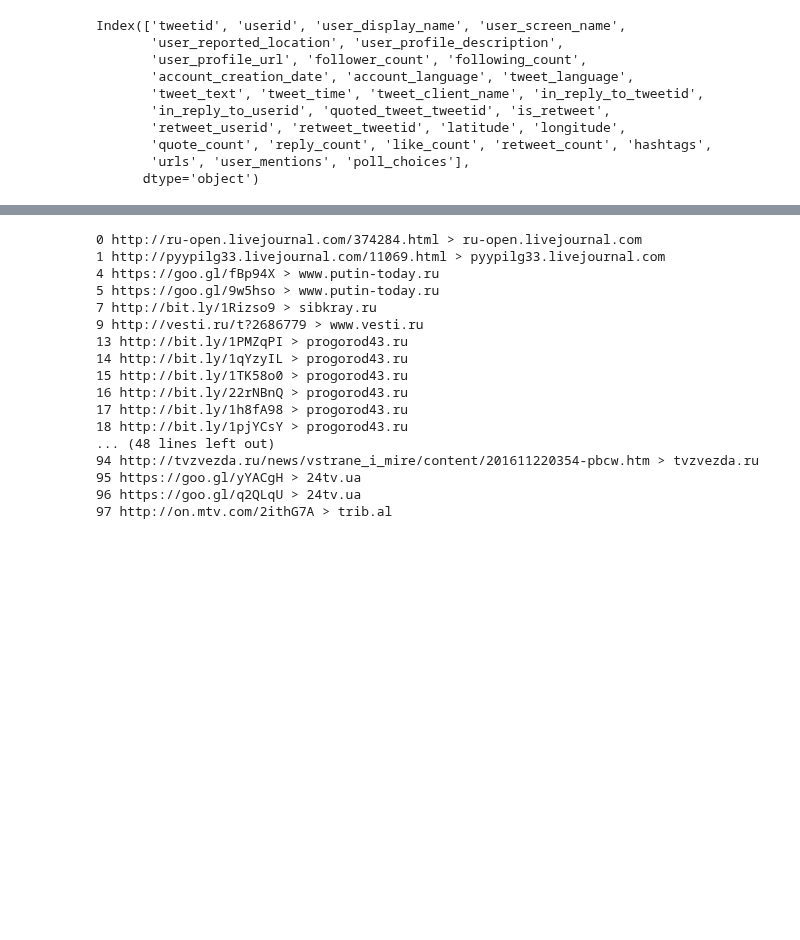
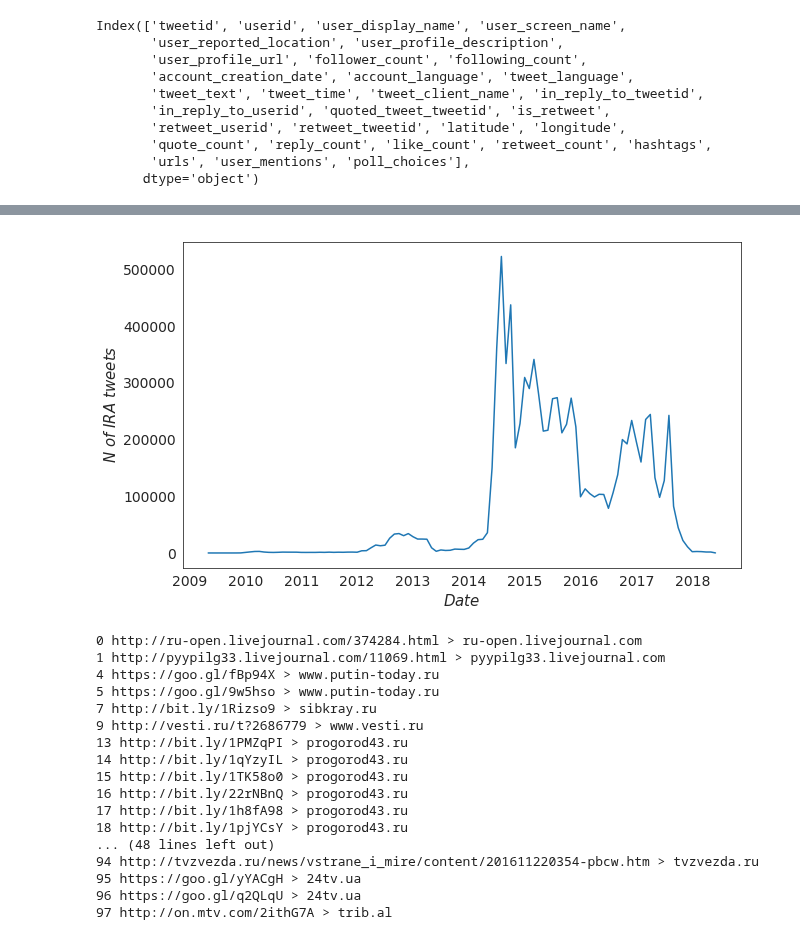
Before and after one commit to kayzhou/fake_news_during_election, a Jupyter notebook: analysis_tweets.ipynb, the cells around one changed output, grey strips where cells are left out. Cells and saved outputs as stored; diff of their text form; code cells hidden in the pictures; blank space fills up the shorter version.

```diff
--- a/analysis_tweets.ipynb
+++ b/analysis_tweets.ipynb
@@ -14,5 +103,7 @@ user_data.head()
 # %%
-tweets = pd.read_csv('data/ira_tweets_csv_hashed.csv')
+# load tweets
+
+tweets = pd.read_csv('data/ira_tweets_csv_hashed.csv', low_memory=False)
 tweets.head()
 # %% [output]
 |  | tweetid | userid | user_display_name | user_screen_name | user_reported_location | user_profile_description | ... |
@@ -42,3 +141,21 @@ tweets.shape
+# %%
+# user_data['account_creation_date'] = pd.to_datetime(user_data['account_creation_date'])
+tweets['tweet_time'] = pd.to_datetime(tweets['tweet_time'])
+
+A = tweets.set_index('tweet_time')
+B = A.to_period('M').groupby('tweet_time').count()
+# %%
+plt.figure(figsize=(10, 6))
+# plt.plot_date(B.index, B['userid'])
+B['tweetid'].plot()
+plt.xlabel('$Date$', fontsize=15); plt.ylabel('$N\ of\ IRA\ tweets$', fontsize=15)
+plt.xticks(fontsize=14); plt.yticks(fontsize=14)
+plt.savefig('fig/tweet_creation.pdf', dpi=300)
+plt.show()
+
+B['tweetid'].to_csv('tweet_creation.csv')
+# %% [output]
+[figure, added]
 # %%
 from urllib.parse import urlparse
 import requests
```
Also changed, not shown: parts of 14 cells of this notebook, 1 other file.
